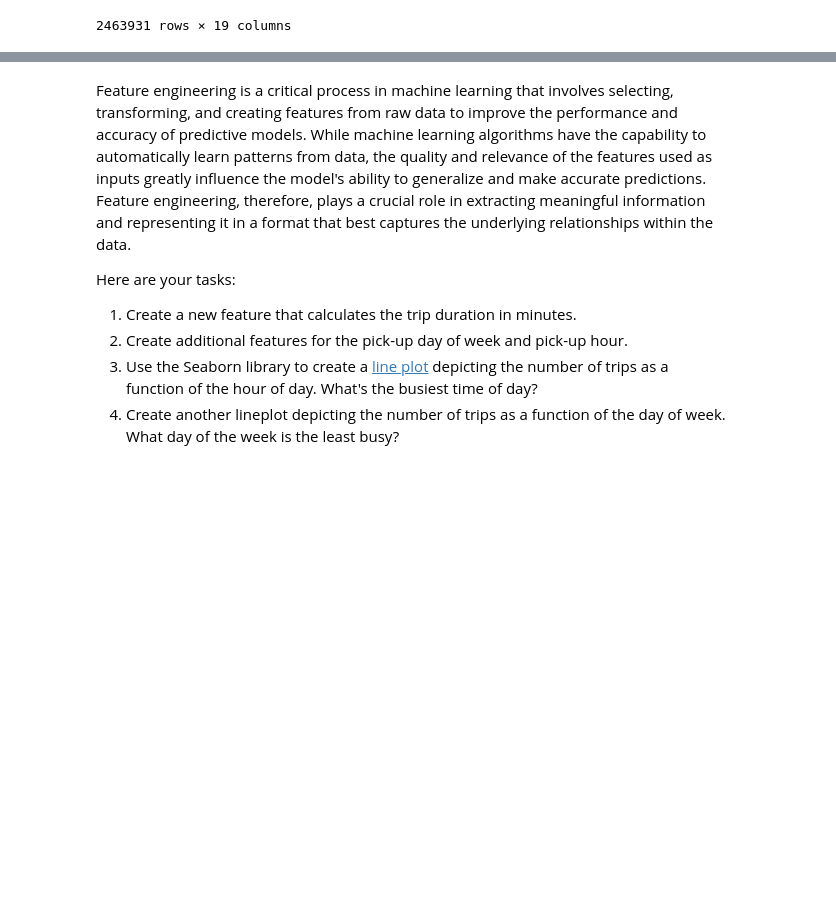
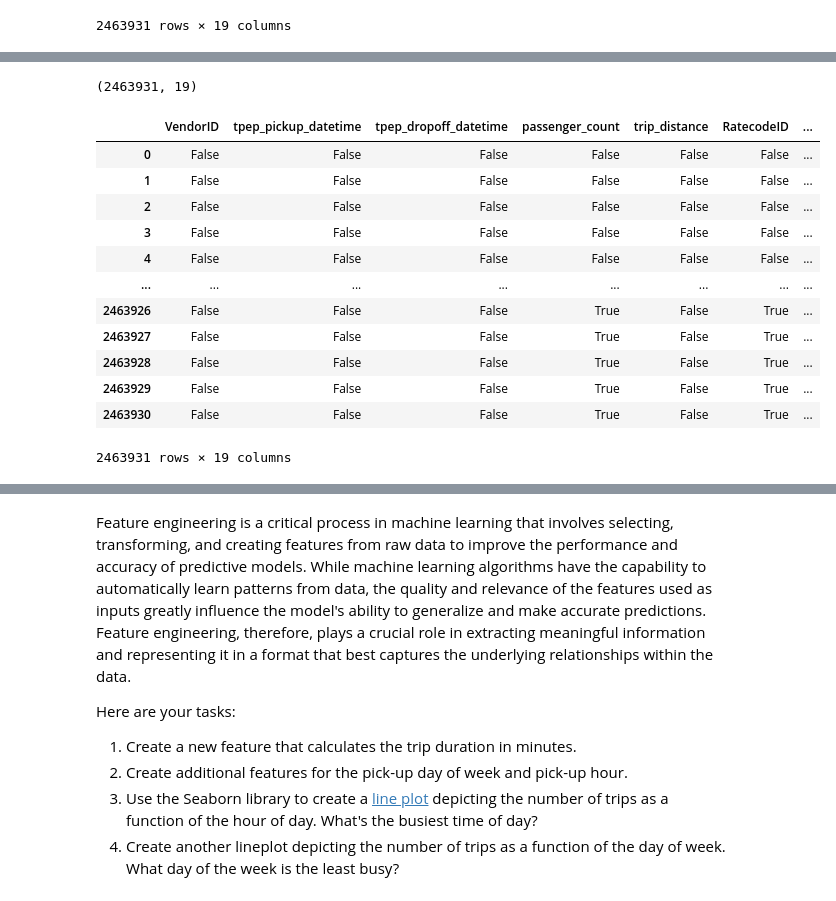
Before and after one commit to Ashok401/ooplqcp, a Jupyter notebook: Student_MLE_MiniProject_EDA.ipynb, the cells around one changed output, grey strips where cells are left out. Drawn from its saved outputs; the diff is of its cells as text; code cells hidden in the pictures; blank space fills up the shorter version.

```diff
--- a/Student_MLE_MiniProject_EDA.ipynb
+++ b/Student_MLE_MiniProject_EDA.ipynb
@@ -51,6 +59,24 @@ df = pd.read_parquet('https://d37ci6vzurychx.cloudfront.net/trip-data/yellow_tri
 # %%
 # Display the shape of the dataset
+df.shape
+# %% [output]
+(2463931, 19)
 # %%
 # Check for missing values
+df.isna()
+# %% [output]
+|  | VendorID | tpep_pickup_datetime | tpep_dropoff_datetime | passenger_count | trip_distance | RatecodeID | ... |
+| 0 | False | False | False | False | False | False | ... |
+| 1 | False | False | False | False | False | False | ... |
+| 2 | False | False | False | False | False | False | ... |
+| 3 | False | False | False | False | False | False | ... |
+| 4 | False | False | False | False | False | False | ... |
+| ... | ... | ... | ... | ... | ... | ... | ... |
+| 2463926 | False | False | False | True | False | True | ... |
+| 2463927 | False | False | False | True | False | True | ... |
+| 2463928 | False | False | False | True | False | True | ... |
+| 2463929 | False | False | False | True | False | True | ... |
+| 2463930 | False | False | False | True | False | True | ... |
+2463931 rows × 19 columns
 # %%
 # Summary statistics of the dataset
```
Also changed, not shown: parts of 3 cells of this notebook.
